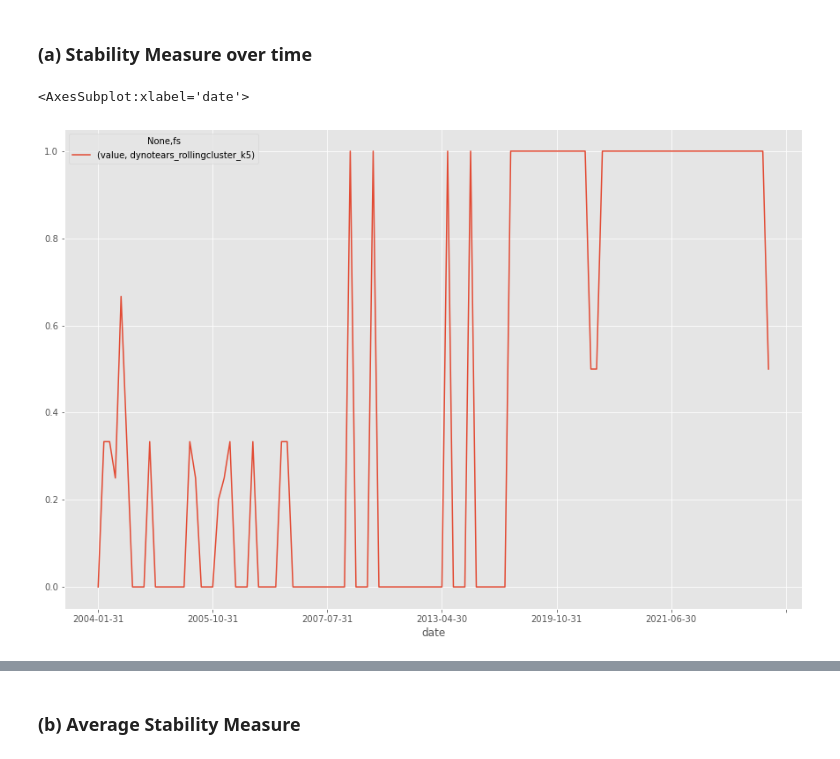
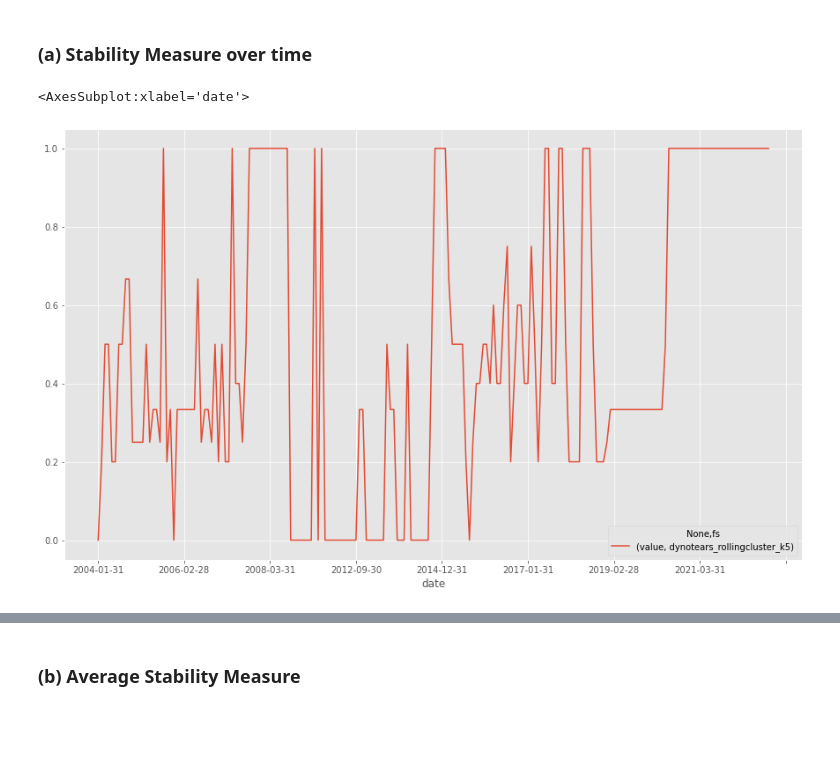
Before and after one commit to dcuoliveira/cml-fin, a Jupyter notebook: src/new_stability_measure.ipynb, the cells around one changed output, grey strips where cells are left out. Saved outputs shown, nothing was run; the diff lists cells and outputs as text; code cells hidden in the pictures; blank space fills up the shorter version.

```diff
--- a/src/new_stability_measure.ipynb
+++ b/src/new_stability_measure.ipynb
@@ -17,11 +18,13 @@ outputs_path = os.path.join(os.path.dirname(os.getcwd()), "src", "data", "output
 des = pd.read_csv(os.path.join(os.path.dirname(os.getcwd()), "src", 'data', 'utils', 'fredmd_description.csv'), sep=';')
 
 fs_methods = [
-    "lasso1_nocluster",
-    "pairwise-granger_nocluster",
-    "multivariate-granger_nocluster",
+    # "lasso1_nocluster",
+    # "pairwise-granger_nocluster",
+    # "multivariate-granger_nocluster",
     "dynotears_rollingcluster_k5",
+    "dynotears_cluster_k5",
     "var-lingam_rollingcluster_k5",
+    "var-lingam_cluster_k5",
 ]
 metric_names = ["stability", "mse", "mae"]
 etf_focus = None
@@ -54,11 +69,11 @@ all_parents_df = pd.concat(all_parents)
 # %%
 etf = "SPY"
-fs = "dynotears_rollingcluster_k5"
+fs = "var-lingam_rollingcluster_k5"
 
 check_df = all_parents_df.loc[(all_parents_df['etf'] == etf)&(all_parents_df['fs'] == fs)].drop(["etf", "fs"], axis=1)
 check_df["date"] = [pd.to_datetime(dtref).strftime('%Y-%m-%d') for dtref in check_df["date"]]
 
 plt.figure(figsize=(15, 9))
-sns.heatmap(check_df.loc[(check_df["date"] >= "2020-01-01")&(check_df["date"] <= "2020-12-01")].pivot_table(index=["date"], columns=["cluster"], values=["value"]).fillna(0))
+sns.heatmap(check_df.loc[(check_df["date"] >= "2014-05-01")&(check_df["date"] <= "2015-05-01")].pivot_table(index=["date"], columns=["cluster"], values=["value"]).fillna(0))
 # %% [output]
 <AxesSubplot:xlabel='None-cluster', ylabel='date'>
@@ -103,6 +123,7 @@ avgs_df.sort_values(by=["mean"], ascending=False)[["fs", "etf", "mean", "std"]]
 # %% [markdown]
 ## New Stability measure
 # %%
+all_etfs_scores = []
 all_avg_scores = []
 for ticker in all_parents_df["etf"].unique():
     etf_df = all_parents_df[(all_parents_df["etf"] == ticker)]
@@ -116,12 +137,12 @@ for ticker in all_parents_df["etf"].unique():
         score = []
         for i, date in enumerate(fs_etf_df["date"].unique()):
             if i == 0:
-                F_t = F_tm1 = set(fs_etf_df.loc[fs_etf_df["date"] == date]["cluster"].dropna().values)
+                F_tm1 = set(fs_etf_df.loc[fs_etf_df["date"] == date]["cluster"].dropna().values)
                 s = 0
             else:
                 F_t = set(fs_etf_df.loc[fs_etf_df["date"] == date]["cluster"].dropna().values)
                 s = len(F_tm1.intersection(F_t)) / len(F_tm1.union(F_t)) if len(F_tm1.union(F_t)) != 0 else np.nan
-                F_tm1 = F_t
+                F_tm1 = copy(F_t)
             score.append({"date": date, "score": s})
         score_df = pd.DataFrame(score)
         score_df["fs"] = fs
@@ -129,16 +150,19 @@ for ticker in all_parents_df["etf"].unique():
         melt_score_df = score_df.melt(["date", "fs"])
         all_scores.append(melt_score_df)
     all_scores_df = pd.concat(all_scores).drop("variable", axis=1)
+    all_scores_df["etf"] = ticker
+    all_etfs_scores.append(all_scores_df)
 
     avg_scores = all_scores_df.groupby(["fs"])[["value"]].mean().sort_values(by=["value"], ascending=False).reset_index()
     avg_scores['ticker'] = ticker
     avg_scores = avg_scores[['ticker', 'fs', 'value']]
     all_avg_scores.append(avg_scores)
 all_avg_scores_df = pd.concat(all_avg_scores)
+all_etfs_scores_df = pd.concat(all_etfs_scores)
 # %% [markdown]
 ### (a) Stability Measure over time
 # %%
-all_scores_df.loc[(all_scores_df["fs"] == "dynotears_rollingcluster_k5")].pivot_table(index=["date"], columns=["fs"], values=["value"]).plot(figsize=(15, 10))
+all_etfs_scores_df.loc[(all_etfs_scores_df["etf"] == "SPY")&(all_etfs_scores_df["fs"] == "dynotears_rollingcluster_k5")].pivot_table(index=["date"], columns=["fs"], values=["value"]).plot(figsize=(15, 9))
 # %% [output]
 <AxesSubplot:xlabel='date'>
-[figure, old version]
+[figure, new version]
```
Also changed, not shown: parts of 6 cells of this notebook, 1 other file.
